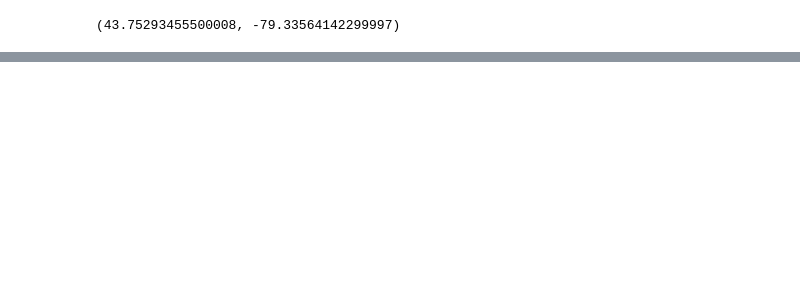
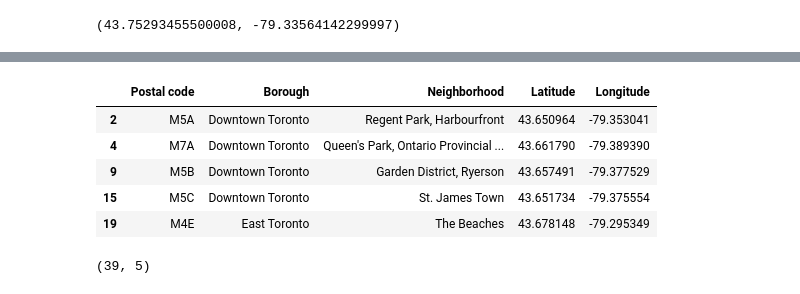
Before and after one commit to Bnibling/Coursera_Capstone_Data_Analysis, a Jupyter notebook: Segmenting and Clustering Neighborhoods in Toronto.ipynb, the cells around one changed output, grey strips where cells are left out. Drawn from its saved outputs; the diff is of its cells as text; code cells hidden in the pictures; blank space fills up the shorter version.

```diff
--- a/Segmenting and Clustering Neighborhoods in Toronto.ipynb
+++ b/Segmenting and Clustering Neighborhoods in Toronto.ipynb
@@ -127,0 +181,14 @@ lat_lng_coords = g.latlng
+# %%
+df_toronto_only = df[df.Borough.str.contains("Toronto")]
+df_toronto_only.head()
+# %% [output]
+|  | Postal code | Borough | Neighborhood | Latitude | Longitude |
+| 2 | M5A | Downtown Toronto | Regent Park, Harbourfront | 43.650964 | -79.353041 |
+| 4 | M7A | Downtown Toronto | Queen's Park, Ontario Provincial ... | 43.661790 | -79.389390 |
+| 9 | M5B | Downtown Toronto | Garden District, Ryerson | 43.657491 | -79.377529 |
+| 15 | M5C | Downtown Toronto | St. James Town | 43.651734 | -79.375554 |
+| 19 | M4E | East Toronto | The Beaches | 43.678148 | -79.295349 |
+# %%
+df_toronto_only.shape
+# %% [output]
+(39, 5)
```
Also changed, not shown: parts of 11 cells of this notebook.
